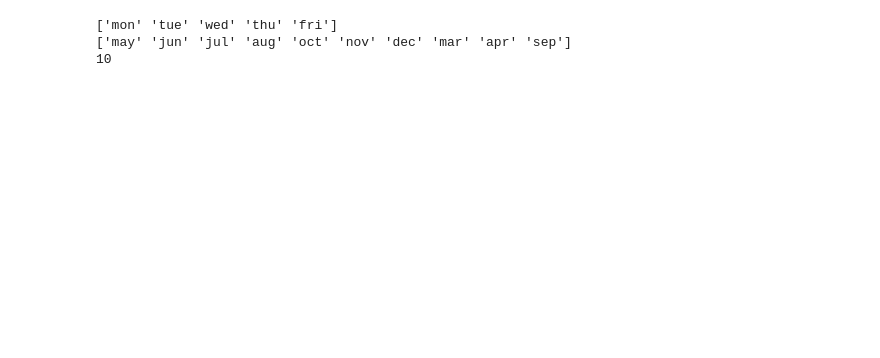
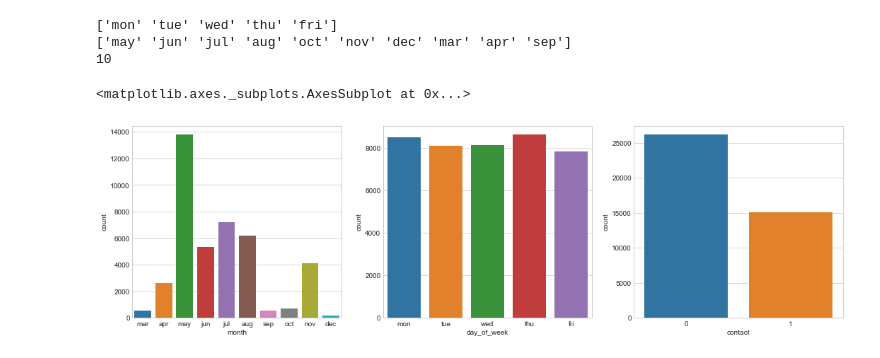
Before and after one commit to SidJain1412/BankMarketingEDA, a Jupyter notebook: EDA.ipynb, the cells around one changed output. Cells and saved outputs as stored; diff of their text form; code cells hidden in the pictures; blank space fills up the shorter version.

```diff
--- a/EDA.ipynb
+++ b/EDA.ipynb
@@ -197,3 +200,12 @@ print(len(df.month.unique()))
 ['mon' 'tue' 'wed' 'thu' 'fri']
 ['may' 'jun' 'jul' 'aug' 'oct' 'nov' 'dec' 'mar' 'apr' 'sep']
 10
+# %%
+fig, (ax1, ax2, ax3) = plt.subplots(nrows = 1, ncols = 3, figsize = (18, 5))
+sns.countplot("month", data=df, ax=ax1, order = ['mar', 'apr', 'may', 'jun', 'jul', 'aug', 'sep', 'oct', 'nov', 'dec'])
+sns.countplot("day_of_week", data=df, ax=ax2, order=['mon', 'tue', 'wed', 'thu', 'fri'])
+sns.countplot("contact", data = df, ax=ax3)
+# 0: cellular, 1: telephone
+# %% [output]
+<matplotlib.axes._subplots.AxesSubplot at 0x...>
+[figure, added]
```
Also changed, not shown: parts of 17 cells of this notebook.
